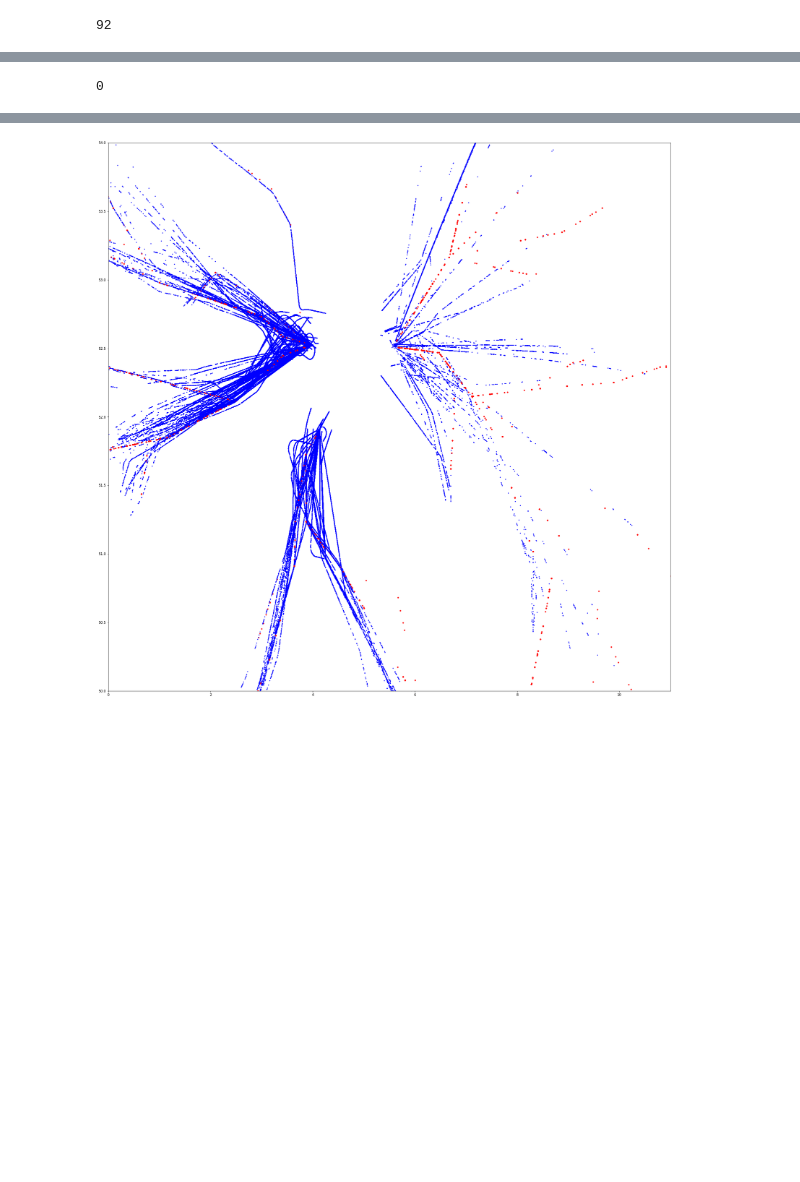
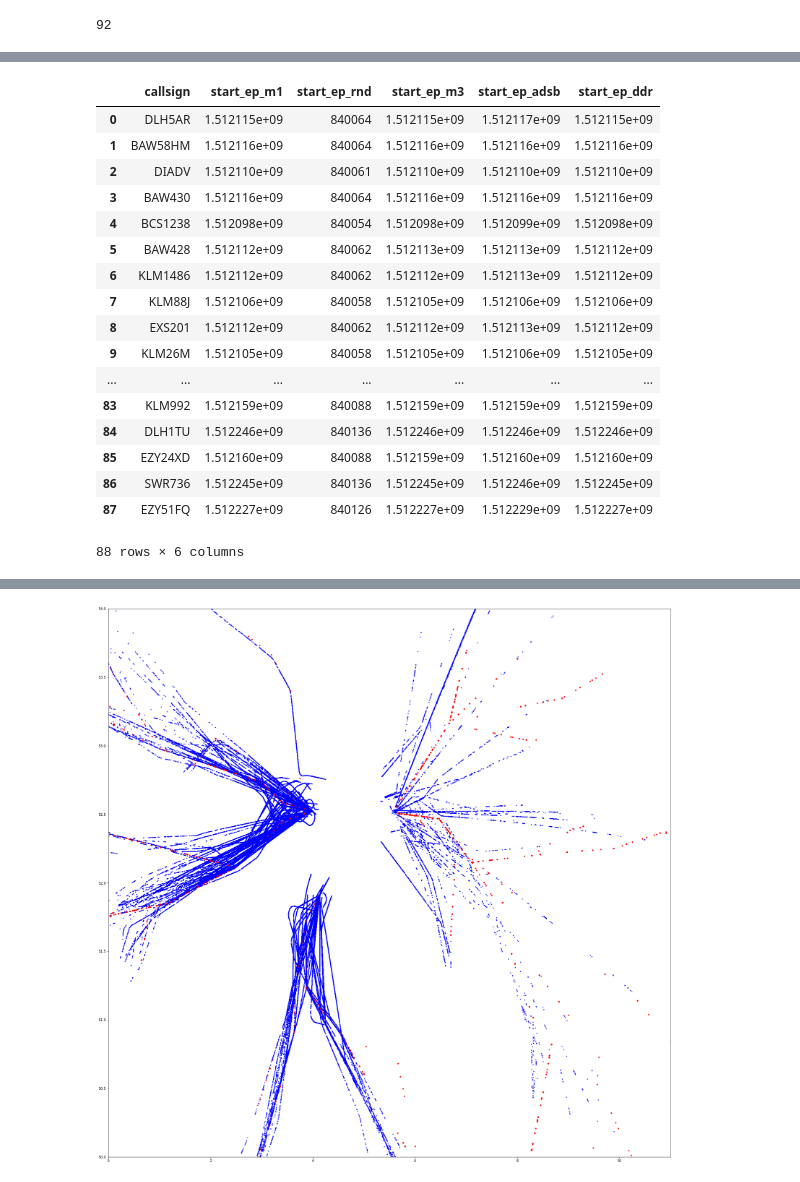
Before and after one commit to vpereboom/trajectory-prediction-toolbox, a Jupyter notebook: notebooks/DDR and ADSB merging.ipynb, the cells around one changed output, grey strips where cells are left out. Saved outputs shown, nothing was run; the diff lists cells and outputs as text; code cells hidden in the pictures; blank space fills up the shorter version.

```diff
--- a/notebooks/DDR and ADSB merging.ipynb
+++ b/notebooks/DDR and ADSB merging.ipynb
@@ -31,9 +27,26 @@ def add_dst_to_adsb_df(df):
 # %% [output]
 92
 # %%
+ddr_cs = col_ddr.distinct("callsign")
+adsb_cs = col_adsb.distinct("callsign")
+cs_match = list(set(adsb_cs).intersection(set(ddr_cs)))
+
 df_ddr = pd.DataFrame()
 df_adsb = pd.DataFrame()
 
 for c in cs_match:
     df_ddr = df_ddr.append(pd.DataFrame(list(col_ddr.find({"callsign":c, "data_type":'m1'}))))
     df_adsb = df_adsb.append(pd.DataFrame(list(col_adsb.find({"callsign":c}))))
+
+
+df_adsb_2 = df_adsb[['callsign','start_ep']]
+df_ddr_2 = df_ddr[['callsign','start_ep']]
+
+df_ddr_2['start_ep_rnd'] = df_ddr_2['start_ep']/1800
+df_adsb_2['start_ep_rnd'] = df_adsb_2['start_ep']/1800
+df_ddr_2['start_ep_rnd'] = df_ddr_2['start_ep_rnd'].astype(int)
+df_adsb_2['start_ep_rnd'] = df_adsb_2['start_ep_rnd'].astype(int)
+
+adsb_ddr2_df = pd.merge(df_adsb_2, df_ddr_2,  how='inner', left_on=['callsign','start_ep_rnd'],
+                  right_on = ['callsign','start_ep_rnd'], suffixes=('_adsb','_ddr'))
+adsb_ddr2_df
@@ -71,5 +72,46 @@ new_df
-# %%
-len(new_df)
-# %% [output]
-0
+# %%
+cs_match = col_ddr.distinct("callsign")
+
+df_ddr_m1 = pd.DataFrame()
+df_ddr_m3 = pd.DataFrame()
+
+for c in cs_match:
+    df_ddr_m1 = df_ddr_m1.append(pd.DataFrame(list(col_ddr.find({"callsign":c, "data_type":'m1'}))))
+    df_ddr_m3 = df_ddr_m3.append(pd.DataFrame(list(col_ddr.find({"callsign":c, "data_type":'m3'}))))
+
+
+df_ddr_m1 = df_ddr_m1[['callsign','start_ep']]
+df_ddr_m3 = df_ddr_m3[['callsign','start_ep']]
+
+df_ddr_m1['start_ep_rnd'] = df_ddr_m1['start_ep']/1800
+df_ddr_m3['start_ep_rnd'] = df_ddr_m3['start_ep']/1800
+df_ddr_m1['start_ep_rnd'] = df_ddr_m1['start_ep_rnd'].astype(int)
+df_ddr_m3['start_ep_rnd'] = df_ddr_m3['start_ep_rnd'].astype(int)
+
+m1_m3_df = pd.merge(df_ddr_m1, df_ddr_m3,  how='inner', left_on=['callsign','start_ep_rnd'],
+                  right_on = ['callsign','start_ep_rnd'], suffixes=('_m1','_m3'))
+
+m1_m3_adsb_df = pd.merge(m1_m3_df, adsb_ddr2_df,  how='inner', left_on=['callsign','start_ep_rnd'],
+                  right_on = ['callsign','start_ep_rnd'], suffixes=('_ddr2','_adsb'))
+# %%
+m1_m3_adsb_df
+# %% [output]
+|  | callsign | start_ep_m1 | start_ep_rnd | start_ep_m3 | start_ep_adsb | start_ep_ddr |
+| 0 | DLH5AR | 1.512115e+09 | 840064 | 1.512115e+09 | 1.512117e+09 | 1.512115e+09 |
+| 1 | BAW58HM | 1.512116e+09 | 840064 | 1.512116e+09 | 1.512116e+09 | 1.512116e+09 |
+| 2 | DIADV | 1.512110e+09 | 840061 | 1.512110e+09 | 1.512110e+09 | 1.512110e+09 |
+| 3 | BAW430 | 1.512116e+09 | 840064 | 1.512116e+09 | 1.512116e+09 | 1.512116e+09 |
+| 4 | BCS1238 | 1.512098e+09 | 840054 | 1.512098e+09 | 1.512099e+09 | 1.512098e+09 |
+| 5 | BAW428 | 1.512112e+09 | 840062 | 1.512113e+09 | 1.512113e+09 | 1.512112e+09 |
+| 6 | KLM1486 | 1.512112e+09 | 840062 | 1.512112e+09 | 1.512113e+09 | 1.512112e+09 |
+| 7 | KLM88J | 1.512106e+09 | 840058 | 1.512105e+09 | 1.512106e+09 | 1.512106e+09 |
+| 8 | EXS201 | 1.512112e+09 | 840062 | 1.512112e+09 | 1.512113e+09 | 1.512112e+09 |
+| 9 | KLM26M | 1.512105e+09 | 840058 | 1.512105e+09 | 1.512106e+09 | 1.512105e+09 |
+| ... | ... | ... | ... | ... | ... | ... |
+| 83 | KLM992 | 1.512159e+09 | 840088 | 1.512159e+09 | 1.512159e+09 | 1.512159e+09 |
+| 84 | DLH1TU | 1.512246e+09 | 840136 | 1.512246e+09 | 1.512246e+09 | 1.512246e+09 |
+| 85 | EZY24XD | 1.512160e+09 | 840088 | 1.512159e+09 | 1.512160e+09 | 1.512160e+09 |
+| 86 | SWR736 | 1.512245e+09 | 840136 | 1.512245e+09 | 1.512246e+09 | 1.512245e+09 |
+| 87 | EZY51FQ | 1.512227e+09 | 840126 | 1.512227e+09 | 1.512229e+09 | 1.512227e+09 |
+88 rows × 6 columns
 # %%
```
Also changed, not shown: parts of 6 cells of this notebook, 5 other files.
